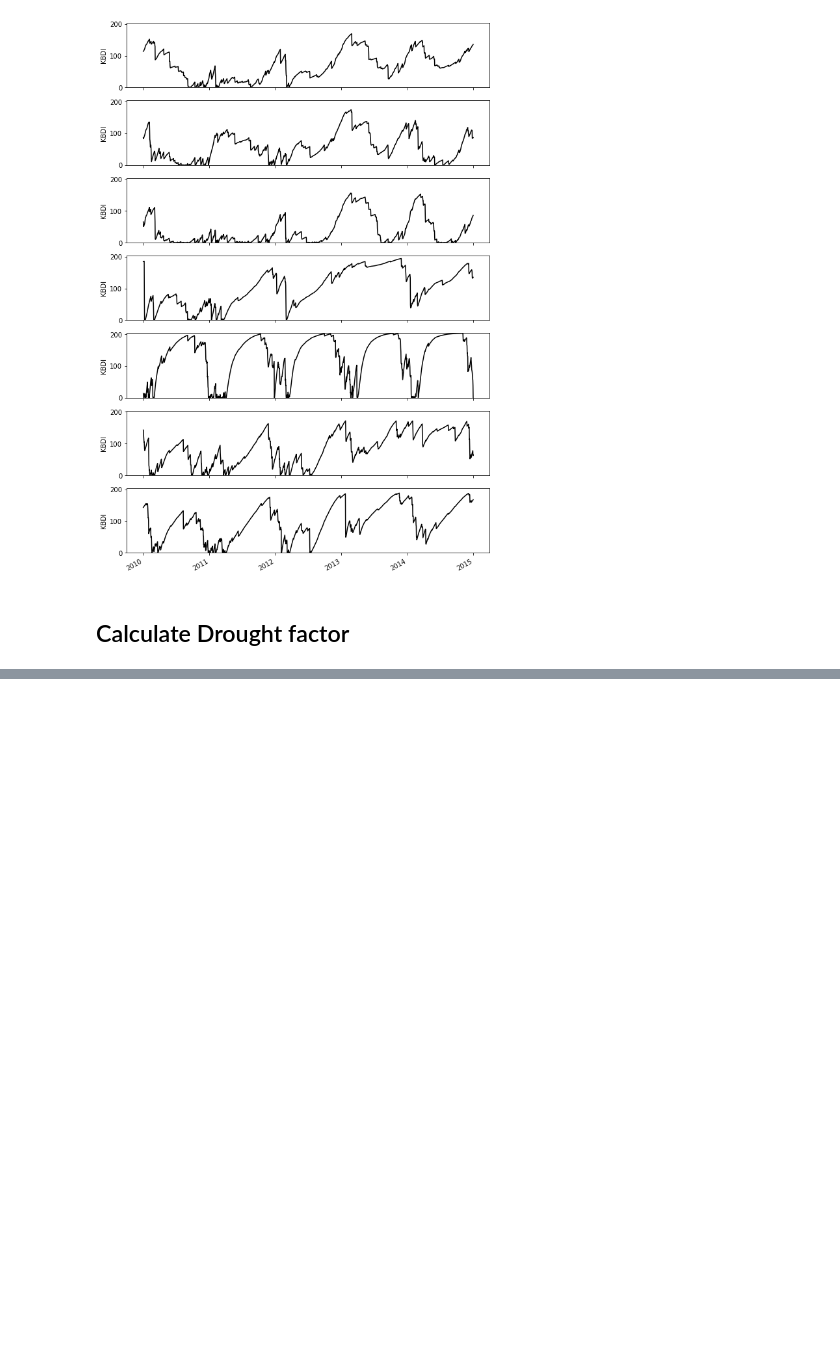
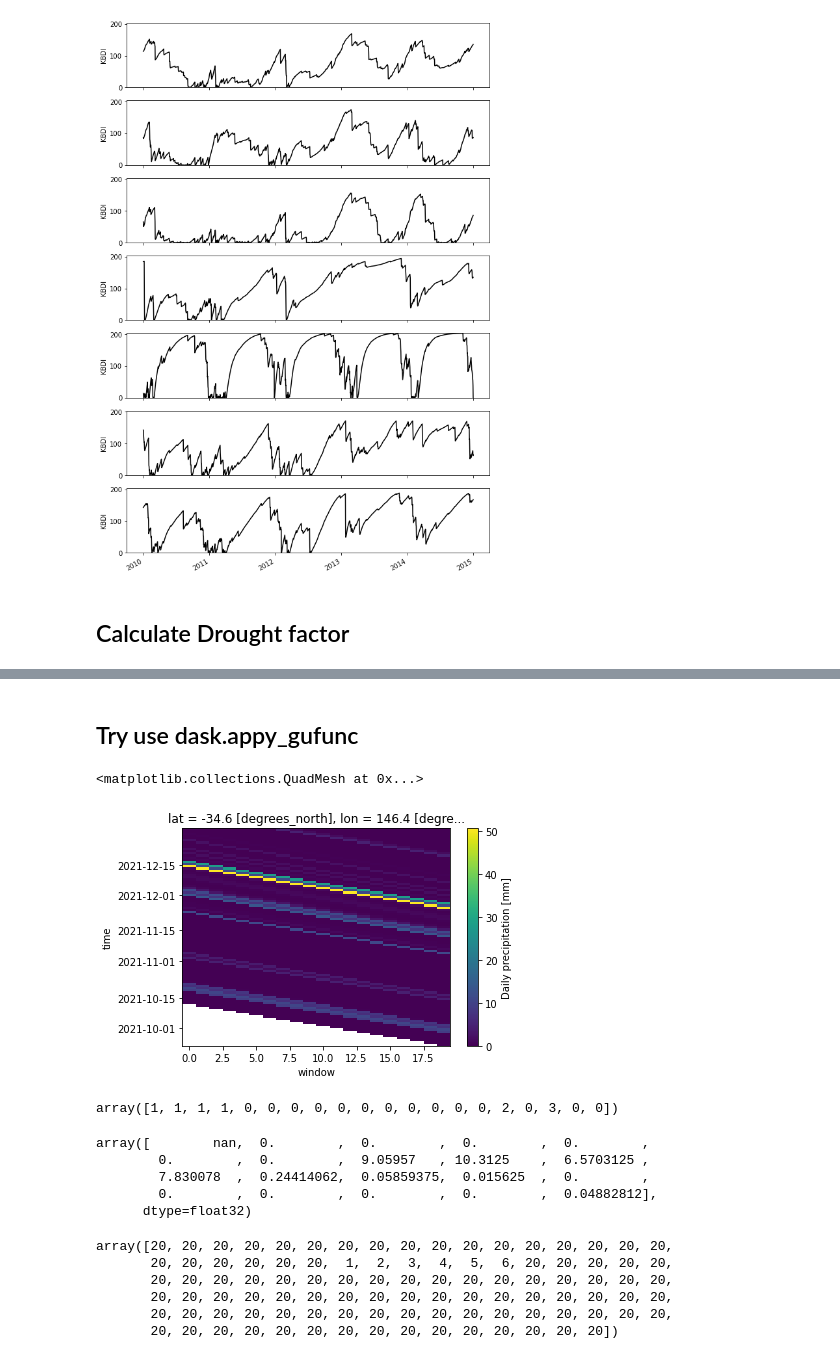
Before and after one commit to dougiesquire/CAFE-f6_documentation, a Jupyter notebook: notebooks/exploratory/calculate_KBDI.ipynb, the cells around one changed output, grey strips where cells are left out. Saved outputs shown, nothing was run; the diff lists cells and outputs as text; code cells hidden in the pictures; blank space fills up the shorter version.

```diff
--- a/notebooks/exploratory/calculate_KBDI.ipynb
+++ b/notebooks/exploratory/calculate_KBDI.ipynb
@@ -252,0 +565,14 @@ KBDI.rolling(time=20, min_periods=20).
+# %%
+prep_data = True
+
+if prep_data:
+    precip_rechunk = precip.chunk({"lat": -1, "lon": -1, "time": 1})
+    precip_rechunk["precip"].encoding = {}
+    KBDI_rechunk = KBDI.chunk({"lat": -1, "lon": -1, "time": 1})
+    KBDI_rechunk["KBDI"].encoding = {}
+
+    precip_rechunk.to_zarr("agcd_precip_rechunk.zarr", mode="w")
+    KBDI_rechunk.to_zarr("agcd_KBDI_rechunk.zarr", mode="w")
+
+precip = xr.open_zarr("agcd_precip_rechunk.zarr")
+KBDI = xr.open_zarr("agcd_KBDI_rechunk.zarr")
@@ -252,0 +613,2 @@ KBDI.rolling(time=20, min_periods=20).
+# %% [markdown]
+## Try use dask.appy_gufunc
@@ -252,0 +679,15 @@ KBDI.rolling(time=20, min_periods=20).
+# %%
+test = (
+    precip["precip"]
+    .sel(locations[0])
+    .isel(time=slice(-100, None))
+    .rolling(time=20, min_periods=20)
+    .construct(window_dim="window")
+    .compute()
+)
+events = test > 2
+# %%
+test.plot()
+# %% [output]
+<matplotlib.collections.QuadMesh at 0x...>
+[figure, added]
@@ -252,0 +701,22 @@ KBDI.rolling(time=20, min_periods=20).
+# %%
+labelled_events[25, :]
+# %% [output]
+array([1, 1, 1, 1, 0, 0, 0, 0, 0, 0, 0, 0, 0, 0, 0, 2, 0, 3, 0, 0])
+# %%
+test[18, :].values
+# %% [output]
+array([        nan,  0.        ,  0.        ,  0.        ,  0.        ,
+        0.        ,  0.        ,  9.05957   , 10.3125    ,  6.5703125 ,
+        7.830078  ,  0.24414062,  0.05859375,  0.015625  ,  0.        ,
+        0.        ,  0.        ,  0.        ,  0.        ,  0.04882812],
+      dtype=float32)
+# %%
+N = 20 - np.argmax(np.where(labelled_events == 3, test, 0), axis=-1)
+N
+# %% [output]
+array([20, 20, 20, 20, 20, 20, 20, 20, 20, 20, 20, 20, 20, 20, 20, 20, 20,
+       20, 20, 20, 20, 20, 20,  1,  2,  3,  4,  5,  6, 20, 20, 20, 20, 20,
+       20, 20, 20, 20, 20, 20, 20, 20, 20, 20, 20, 20, 20, 20, 20, 20, 20,
+       20, 20, 20, 20, 20, 20, 20, 20, 20, 20, 20, 20, 20, 20, 20, 20, 20,
+       20, 20, 20, 20, 20, 20, 20, 20, 20, 20, 20, 20, 20, 20, 20, 20, 20,
+       20, 20, 20, 20, 20, 20, 20, 20, 20, 20, 20, 20, 20, 20, 20])
```
Also changed, not shown: parts of 19 cells of this notebook.
